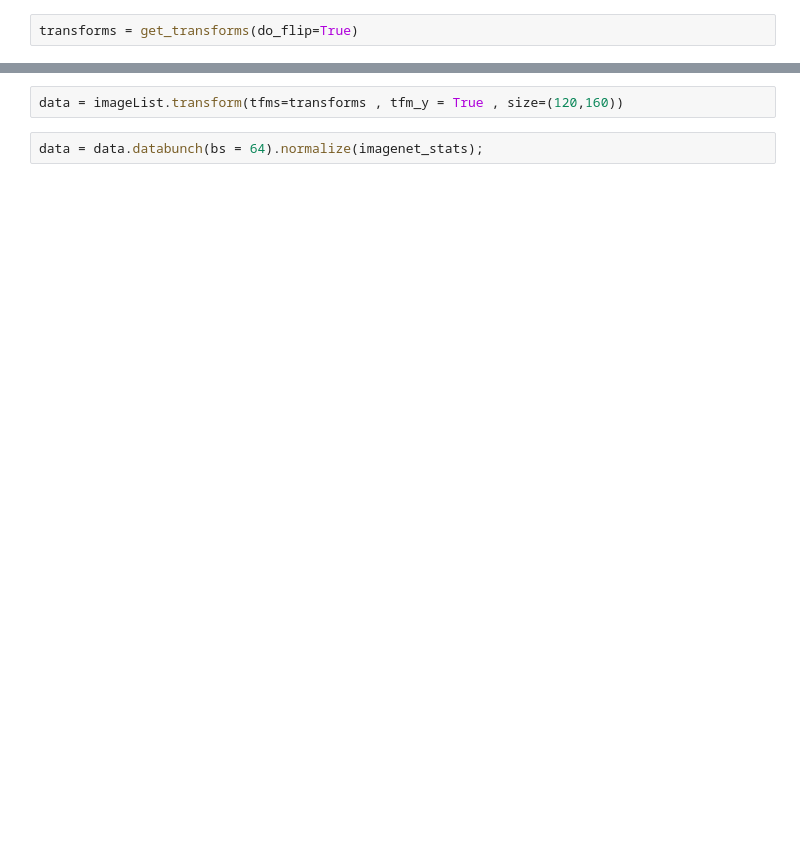
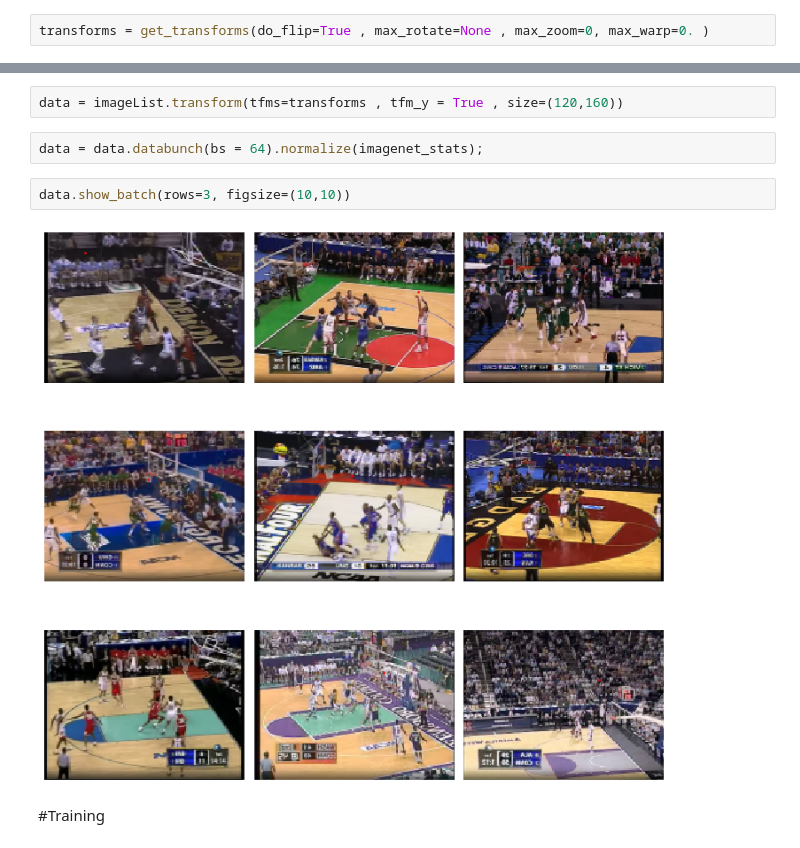
Before and after one commit to Pager07/Human-object-interaction-for-basketball-videos, a Jupyter notebook: ImageRegression.ipynb, the cells around one changed output, grey strips where cells are left out. Drawn from its saved outputs; the diff is of its cells as text; blank space fills up the shorter version.

```diff
--- a/ImageRegression.ipynb
+++ b/ImageRegression.ipynb
@@ -56,7 +62,7 @@ img.show()
 # %% [markdown]
 #Creating DataObject, DataLoader and DataBunch
 # %%
-transforms = get_transforms(do_flip=True)
+transforms = get_transforms(do_flip=True , max_rotate=None , max_zoom=0, max_warp=0. )
 # %%
 def get_points(filePath):
   coordList = str(filePath).split('/')[-1].split('.')[0].split(',')
@@ -102,3 +104,9 @@ Test: None
 data = imageList.transform(tfms=transforms , tfm_y = True , size=(120,160))
 # %%
 data = data.databunch(bs = 64).normalize(imagenet_stats);
+# %%
+data.show_batch(rows=3, figsize=(10,10))
+# %% [output]
+[figure, added]
+# %% [markdown]
+#Training
```
Also changed, not shown: parts of 10 cells of this notebook.
